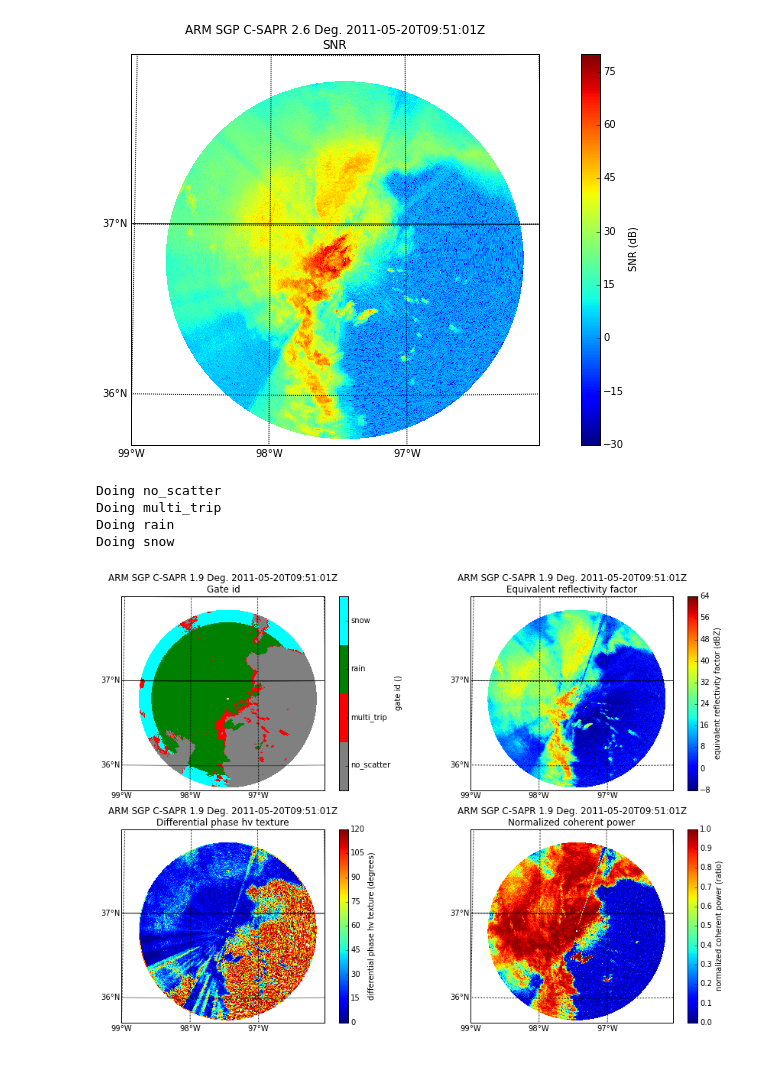
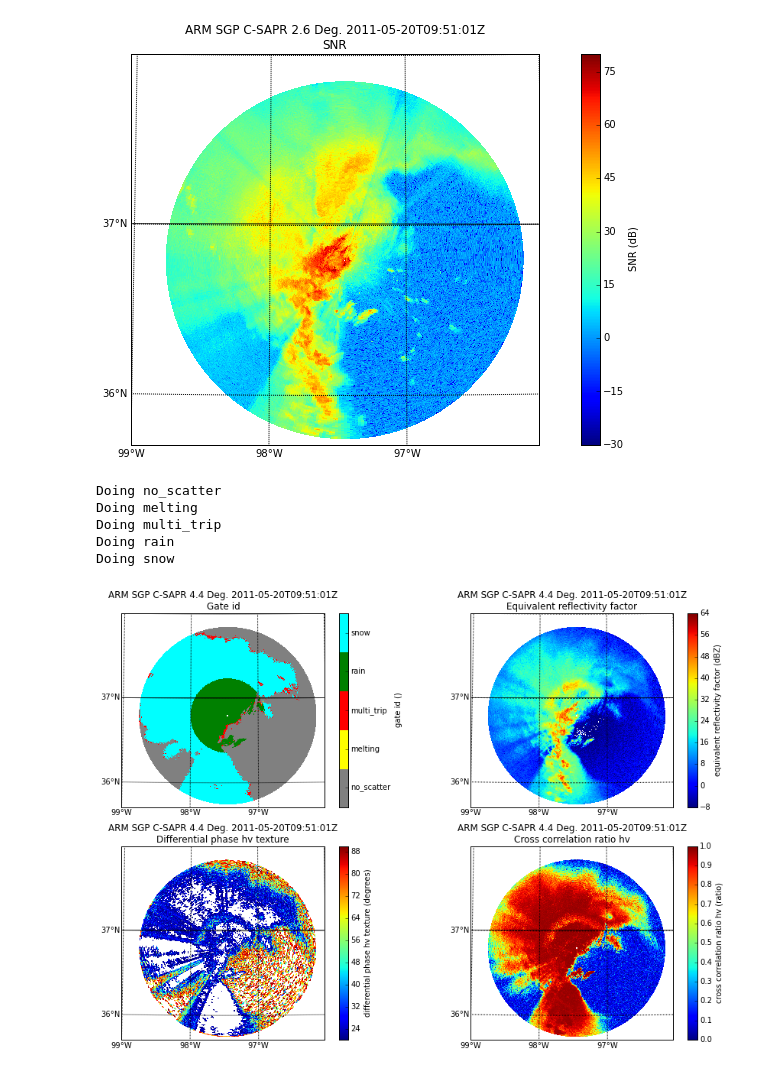
Before and after one commit to ANL-DIGR/openvap, a Jupyter notebook: development/cmac2/notebooks/3 Testing Py-ART implimentations .ipynb, the cells around one changed output. Drawn from its saved outputs; the diff is of its cells as text; code cells hidden in the pictures.

```diff
--- a/development/cmac2/notebooks/3 Testing Py-ART implimentations .ipynb
+++ b/development/cmac2/notebooks/3 Testing Py-ART implimentations .ipynb
@@ -143,17 +144,17 @@ def cum_score_fuzzy_logic(radar, mbfs = None, debug = False):
                        'SNR' : [[15,20, 1000,1000],1.0]}
 
         rain = {'differential_phase_texture' : [[0,0,80,90], 1.0],
-                       'cross_correlation_ratio' : [[0.6,0.7,1,1], 1.0],
+                       'cross_correlation_ratio' : [[0.94,0.96,1,1], 1.0],
                        'normalized_coherent_power' : [[0.4,0.5,1,1], 1.0],
-                       'height': [[0,0,5000,6000], 1.0],
-                       'sounding_temperature' : [[-2,0,100,100], 1.0],
+                       'height': [[0,0,5000,6000], 0.0],
+                       'sounding_temperature' : [[0,3,100,100], 2.0],
                        'SNR' : [[8,10, 1000,1000], 1.0]}
 
         snow = {'differential_phase_texture' : [[0,0,80,90], 1.0],
-                       'cross_correlation_ratio' : [[0.7,0.8,1,1], 1.0],
+                       'cross_correlation_ratio' : [[0.85,0.9,1,1], 1.0],
                        'normalized_coherent_power' : [[0.4,0.5,1,1], 1.0],
-                       'height': [[0,0,25000,25000], 1.0],
-                       'sounding_temperature' : [[-100,-100,0,0], 1.0],
+                       'height': [[0,0,25000,25000], 0.0],
+                       'sounding_temperature' : [[-100,-100,0,1.], 2.0],
                        'SNR' : [[8,10, 1000,1000], 1.0]}
 
         no_scatter = {'differential_phase_texture' : [[90,90,400,400], 0.0],
@@ -163,8 +164,15 @@ def cum_score_fuzzy_logic(radar, mbfs = None, debug = False):
                        'sounding_temperature' : [[-100,-100,100,100], 0.0],
                        'SNR' : [[-100,-100, 8,10], 6.0]}
 
+        melting = {'differential_phase_texture' : [[20,30,80,90], 0.0],
+                       'cross_correlation_ratio' : [[0.6,0.7,.94,.96], 4.],
+                       'normalized_coherent_power' : [[0.4,0.5,1,1], 0],
+                       'height': [[0,0,25000,25000], 0.0],
+                       'sounding_temperature' : [[-.5,0,2.5,5], 2.],
+                       'SNR' : [[8,10, 1000,1000], 0.0]}
+
         mbfs = {'multi_trip': second_trip, 'rain' : rain,
-                'snow' :snow, 'no_scatter' : no_scatter}
+                'snow' :snow, 'no_scatter' : no_scatter, 'melting' : melting}
     flds = radar.fields
     scores = {}
     for key in mbfs.keys():
@@ -194,11 +202,14 @@ def cum_score_fuzzy_logic(radar, mbfs = None, debug = False):
 
     gid['long_name'] = 'Classification of dominant scatterer'
     gid['notes'] = strgs
+    gid['valid_max'] = max_score.max()
+    gid['valid_min'] = 0.0
     return gid, scores.keys()
 # %%
 gid_fld, cats = cum_score_fuzzy_logic(csapr_radar, debug = True)
 # %% [output]
 Doing no_scatter
+Doing melting
 Doing multi_trip
 Doing rain
 Doing snow
@@ -207,30 +218,30 @@ csapr_radar.add_field('gate_id', gid_fld)
 # %%
 f = plt.figure(figsize = [15,10])
 plt.subplot(2, 2, 1)
-lab_colors=['gray', 'red', 'green', 'cyan' ]
+lab_colors=['gray','yellow', 'red', 'green', 'cyan' ]
 cmap = matplotlib.colors.ListedColormap(lab_colors)
-display.plot_ppi_map('gate_id', sweep = 2, vmin =0, vmax = 4,
+display.plot_ppi_map('gate_id', sweep = 5,
                      min_lon = min_lon, max_lon = max_lon, min_lat = min_lat, max_lat = max_lat,
-                     resolution = 'i', cmap = cmap)
+                     resolution = 'l', cmap = cmap, vmin = 0, vmax = 5)
 cbax=plt.gca()
 #labels = [item.get_text() for item in cbax.get_xticklabels()]
 #my_display.cbs[-1].ax.set_yticklabels(cats)
-tick_locs   = np.linspace(0,3,4)+0.5
+tick_locs   = np.linspace(0,len(cats) -1 ,len(cats))+0.5
 display.cbs[-1].locator     = matplotlib.ticker.FixedLocator(tick_locs)
 display.cbs[-1].formatter   = matplotlib.ticker.FixedFormatter(cats)
 display.cbs[-1].update_ticks()
 plt.subplot(2, 2, 2)
-display.plot_ppi_map('reflectivity', sweep = 2, vmin = -8, vmax = 64,
+display.plot_ppi_map('reflectivity', sweep = 5, vmin = -8, vmax = 64,
                       min_lon = min_lon, max_lon = max_lon, min_lat = min_lat, max_lat = max_lat,
-                     resolution = 'i')
+                     resolution = 'l')
 
 plt.subplot(2, 2, 3)
-display.plot_ppi_map('differential_phase_texture', sweep = 2, vmin =0, vmax = 120,
+display.plot_ppi_map('differential_phase_texture', sweep = 5, vmin =20, vmax = 90,
                      min_lon = min_lon, max_lon = max_lon, min_lat = min_lat, max_lat = max_lat,
-                     resolution = 'i')
+                     resolution = 'l')
 plt.subplot(2, 2, 4)
-display.plot_ppi_map('normalized_coherent_power', sweep = 2, vmin = 0, vmax = 1,
+display.plot_ppi_map('cross_correlation_ratio', sweep = 5, vmin = 0, vmax = 1,
                       min_lon = min_lon, max_lon = max_lon, min_lat = min_lat, max_lat = max_lat,
-                     resolution = 'i')
+                     resolution = 'l')
 # %% [output]
-[figure, old version]
+[figure, new version]
```
Also changed, not shown: parts of 18 cells of this notebook.
